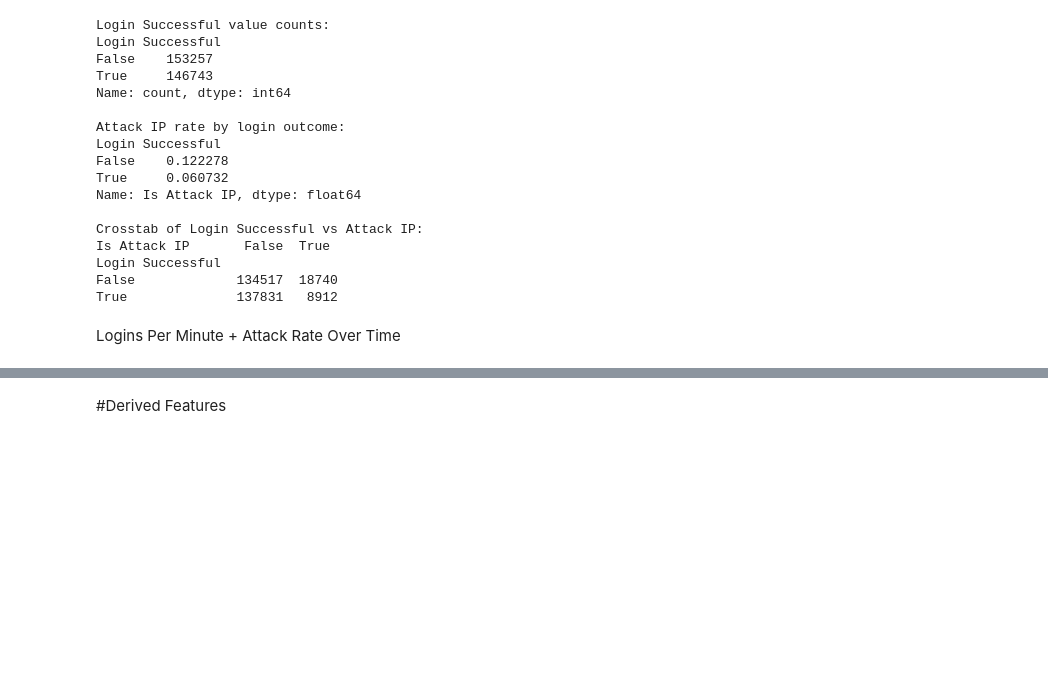
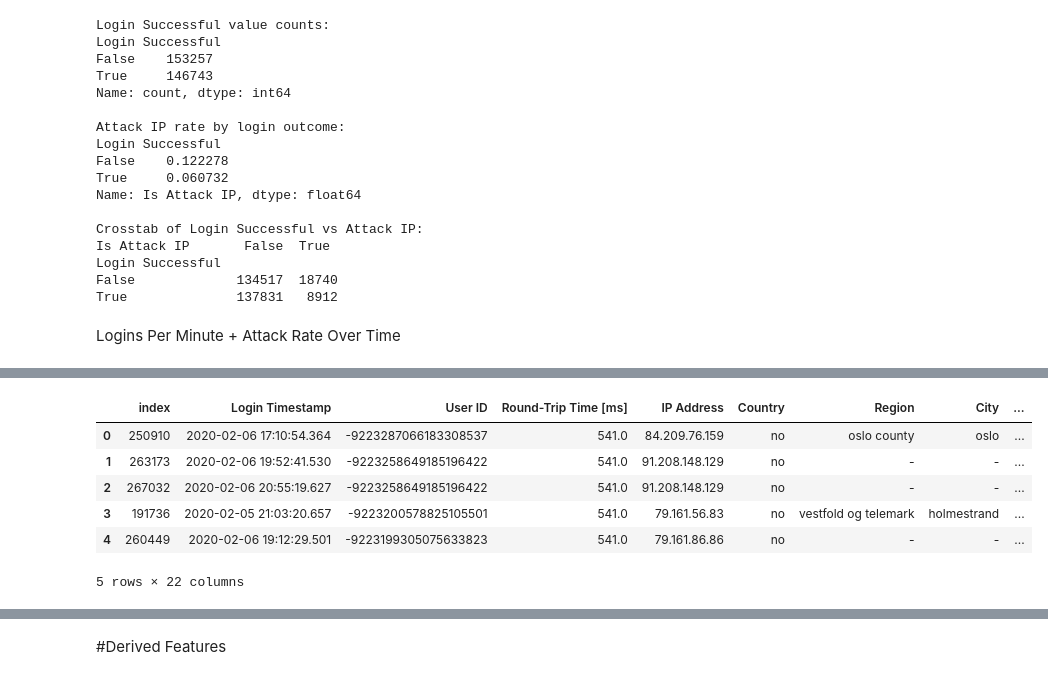
Before and after one commit to madhvesh23/Intent-Classification-ML-Project-, a Jupyter notebook: notebooks/01_eda_and_features.ipynb, the cells around one changed output, grey strips where cells are left out. Cells and saved outputs as stored; diff of their text form; code cells hidden in the pictures; blank space fills up the shorter version.

```diff
--- a/notebooks/01_eda_and_features.ipynb
+++ b/notebooks/01_eda_and_features.ipynb
@@ -796,0 +819,10 @@ plt.show()
+# %%
+df.head()
+# %% [output]
+|  | index | Login Timestamp | User ID | Round-Trip Time [ms] | IP Address | Country | Region | City | ... |
+| 0 | 250910 | 2020-02-06 17:10:54.364 | -9223287066183308537 | 541.0 | 84.209.76.159 | no | oslo county | oslo | ... |
+| 1 | 263173 | 2020-02-06 19:52:41.530 | -9223258649185196422 | 541.0 | 91.208.148.129 | no | - | - | ... |
+| 2 | 267032 | 2020-02-06 20:55:19.627 | -9223258649185196422 | 541.0 | 91.208.148.129 | no | - | - | ... |
+| 3 | 191736 | 2020-02-05 21:03:20.657 | -9223200578825105501 | 541.0 | 79.161.56.83 | no | vestfold og telemark | holmestrand | ... |
+| 4 | 260449 | 2020-02-06 19:12:29.501 | -9223199305075633823 | 541.0 | 79.161.86.86 | no | - | - | ... |
+5 rows × 22 columns
```
Also changed, not shown: parts of 38 cells of this notebook.
